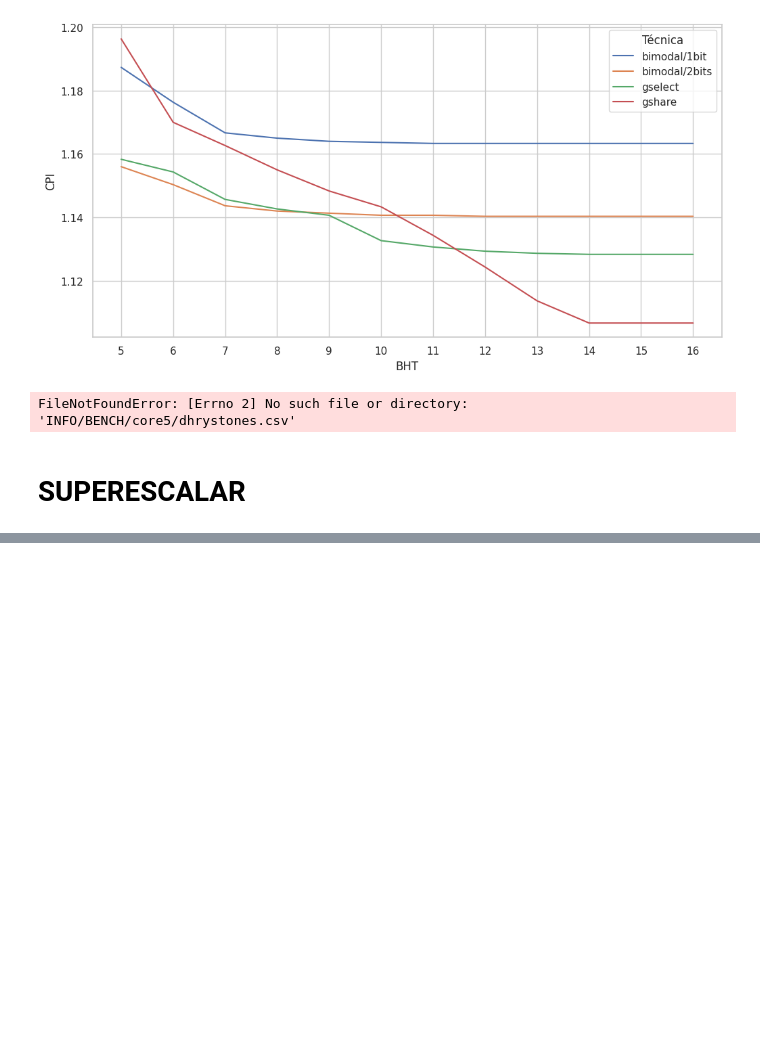
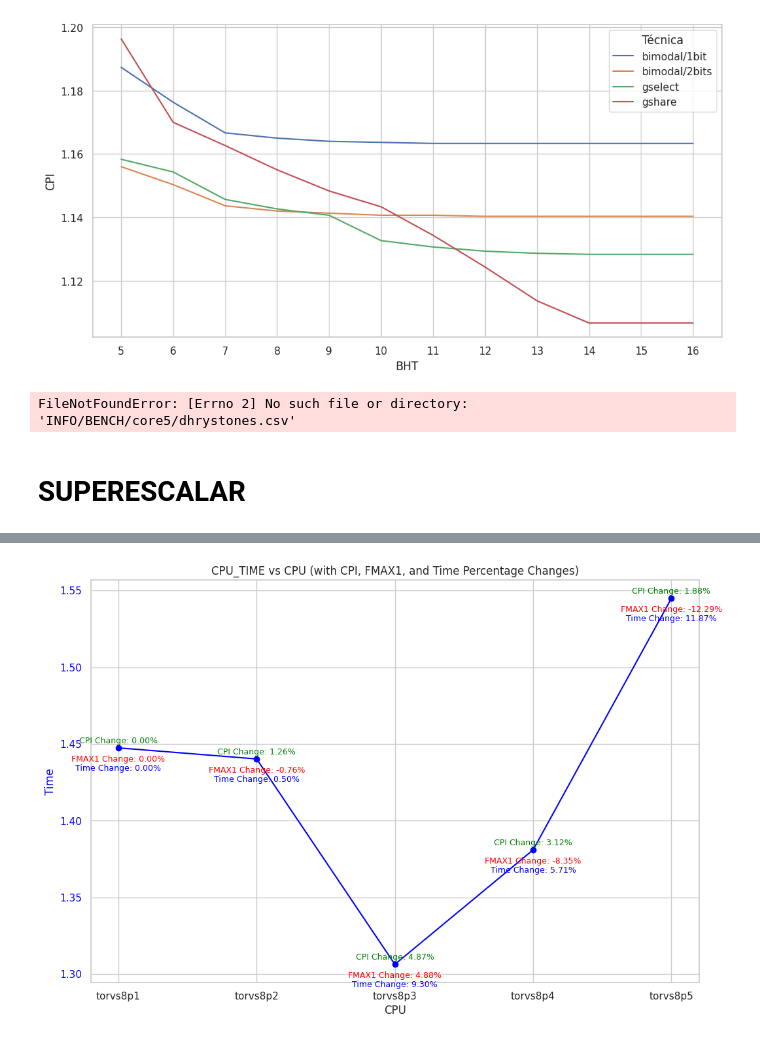
Before and after one commit to arruk/TRYonRISCV, a Jupyter notebook: sim.ipynb, the cells around one changed output, grey strips where cells are left out. Saved outputs shown, nothing was run; the diff lists cells and outputs as text; code cells hidden in the pictures; blank space fills up the shorter version.

```diff
--- a/sim.ipynb
+++ b/sim.ipynb
@@ -1329,18 +695,0 @@ sns.lineplot(data=df2, palette=['r'], ax=ax2, y='CPU_TIME', x='CPU', hue='INFO')
-# %%
-cols = ["CPU", "ALMs"]
-df0 = pd.read_csv("INFO/BOARDS/DE10S/dhrystones.csv", usecols=["CPU","ALMs"], skiprows=[1,2,3,4,5,6,7,8,9,10], nrows=5)
-df0['INFO']="DE10S"
-df1 = pd.read_csv("INFO/BENCH/TORVS/dhrystones.csv", usecols=["CPU","CPI","INSTRET"], skiprows=[1,2,3,4,5,6,7,8,9,10], nrows=5)
-df1['INFO']="CPI"
-df2 = pd.read_csv("INFO/BOARDS/DE10S/dhrystones.csv", usecols=["CPU","FMAX1"], skiprows=[1,2,3,4,5,6,7,8,9,10], nrows=5)
-df2['INFO']="CPU_TIME"
-
-
-df2['CPU_TIME'] = (df1['CPI'] * df1['INSTRET']) / (df2['FMAX1'] * pow(10,6))
-bench = pd.concat([df0])
-
-sns.set(style="whitegrid", rc={"figure.figsize":(12, 6)})
-
-sns.lineplot(x='CPU', y='ALMs', data=bench, hue='INFO')
-ax2 = plt.twinx()
-sns.lineplot(data=df2, palette=['r'], ax=ax2, y='CPU_TIME', x='CPU', hue='INFO')
@@ -1349,0 +696,77 @@ sns.lineplot(data=df2, palette=['r'], ax=ax2, y='CPU_TIME', x='CPU', hue='INFO')
+# %%
+# Load CSV files
+dfD = pd.read_csv("INFO/BENCH/TORVS/dhrystones.csv", usecols=["CPU", "CPI", "INSTRET"], nrows=10)
+dfR = pd.read_csv("INFO/BENCH/TORVS/raystones.csv", usecols=["CPU", "CPI", "INSTRET"], nrows=10)
+dfC = pd.read_csv("INFO/BENCH/TORVS/coremark.csv", usecols=["CPU", "CPI", "INSTRET"], nrows=10)
+df0 = pd.read_csv("INFO/BOARDS/DE10S/dhrystones.csv", usecols=["CPU", "ALMs"], nrows=10)
+df2 = pd.read_csv("INFO/BOARDS/DE10S/dhrystones.csv", usecols=["CPU", "FMAX1"], nrows=10)
+
+# Compute average CPI and INSTRET across dfD, dfR, and dfC
+df_avg = dfD[["CPU"]].copy()
+df_avg["CPI"] = (dfD["CPI"] + dfR["CPI"] + dfC["CPI"]) / 3
+df_avg["INSTRET"] = (dfD["INSTRET"] + dfR["INSTRET"] + dfC["INSTRET"]) / 3
+
+# Calculate CPU_TIME (CPI * INSTRET) / (FMAX1 * 10^6)
+df_avg["CPU_TIME"] = (df_avg["CPI"] * df_avg["INSTRET"]) / (df2["FMAX1"] * 1e6)
+
+# Merge dataframes to include ALMs, CPI, CPU_TIME, and FMAX1
+df2 = pd.merge(df2, df_avg[["CPU", "CPU_TIME", "CPI"]], on="CPU", how="inner")
+data = pd.merge(df0, df2[["CPU", "CPU_TIME", "FMAX1", "CPI"]], on="CPU", how="inner")
+
+# Filter rows where CPU starts with "torvs8p"
+data = data[data["CPU"].str.startswith("torvs8p")]
+
+# Sort the data by CPU for proper line plotting
+data_sorted = data.sort_values(by="CPU")
+
+# Calculate percentage changes in CPI, FMAX1, and CPU_TIME
+data_sorted["CPI_change_pct"] = data_sorted["CPI"].pct_change().fillna(0) * 100
+data_sorted["FMAX1_change_pct"] = data_sorted["FMAX1"].pct_change().fillna(0) * 100
+
+# Modify the CPU_TIME change to make the negative percentage positive when decreasing
+data_sorted["CPU_TIME_change_pct"] = data_sorted["CPU_TIME"].pct_change().fillna(0) * 100
+data_sorted["CPU_TIME_change_pct"] = np.abs(data_sorted["CPU_TIME_change_pct"])
+
+# Adjust the CPI change to consider a decrease as a positive gain
+data_sorted["CPI_change_pct"] = np.abs(data_sorted["CPI_change_pct"])
+
+# Plot the graph
+fig, ax1 = plt.subplots(figsize=(12, 8))
+
+# Plot CPU_TIME vs CPU (primary Y-axis)
+ax1.plot(data_sorted["CPU"], data_sorted["CPU_TIME"], label="CPU_TIME", color="blue", marker='o')
+ax1.set_xlabel("CPU")
+ax1.set_ylabel("Time", color="blue")  # Changed label to "Time"
+ax1.tick_params(axis='y', labelcolor="blue")
+
+# Annotate the percentage changes in CPI (green), FMAX1 (red), and CPU_TIME (blue) at each point
+for i, row in data_sorted.iterrows():
+    ax1.annotate(f'CPI Change: {row["CPI_change_pct"]:.2f}%',
+                 (row["CPU"], row["CPU_TIME"]),
+                 textcoords="offset points",
+                 xytext=(0, 5),
+                 ha='center', fontsize=9, color='green')  # CPI Change in Green
+
+    ax1.annotate(f'FMAX1 Change: {row["FMAX1_change_pct"]:.2f}%',
+                 (row["CPU"], row["CPU_TIME"]),
+                 textcoords="offset points",
+                 xytext=(0, -15),
+                 ha='center', fontsize=9, color='red')  # FMAX1 Change in Red
+
+    ax1.annotate(f'Time Change: {row["CPU_TIME_change_pct"]:.2f}%',
+                 (row["CPU"], row["CPU_TIME"]),
+                 textcoords="offset points",
+                 xytext=(0, -25),
+                 ha='center', fontsize=9, color='blue')  # CPU_TIME Change in Blue
+
+# Customize the plot
+plt.title("CPU_TIME vs CPU (with CPI, FMAX1, and Time Percentage Changes)")
+plt.grid(True)
+
+# Save the graph to an image (optional)
+fig.savefig("cpu_timeXcpu.png", format="png")
+
+# Show the plot
+plt.show()
+# %% [output]
+[figure, added]
```
Also changed, not shown: parts of 40 cells of this notebook, 4 other files.
